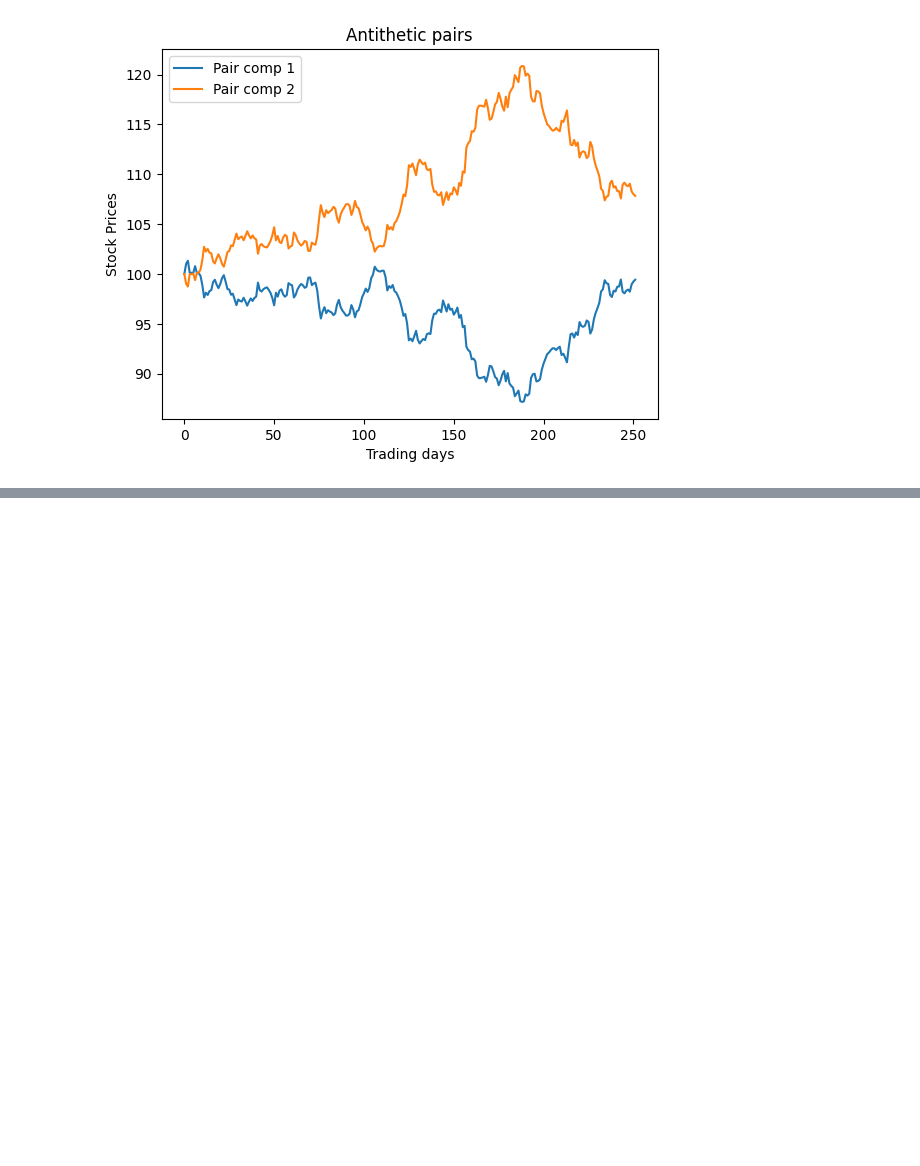
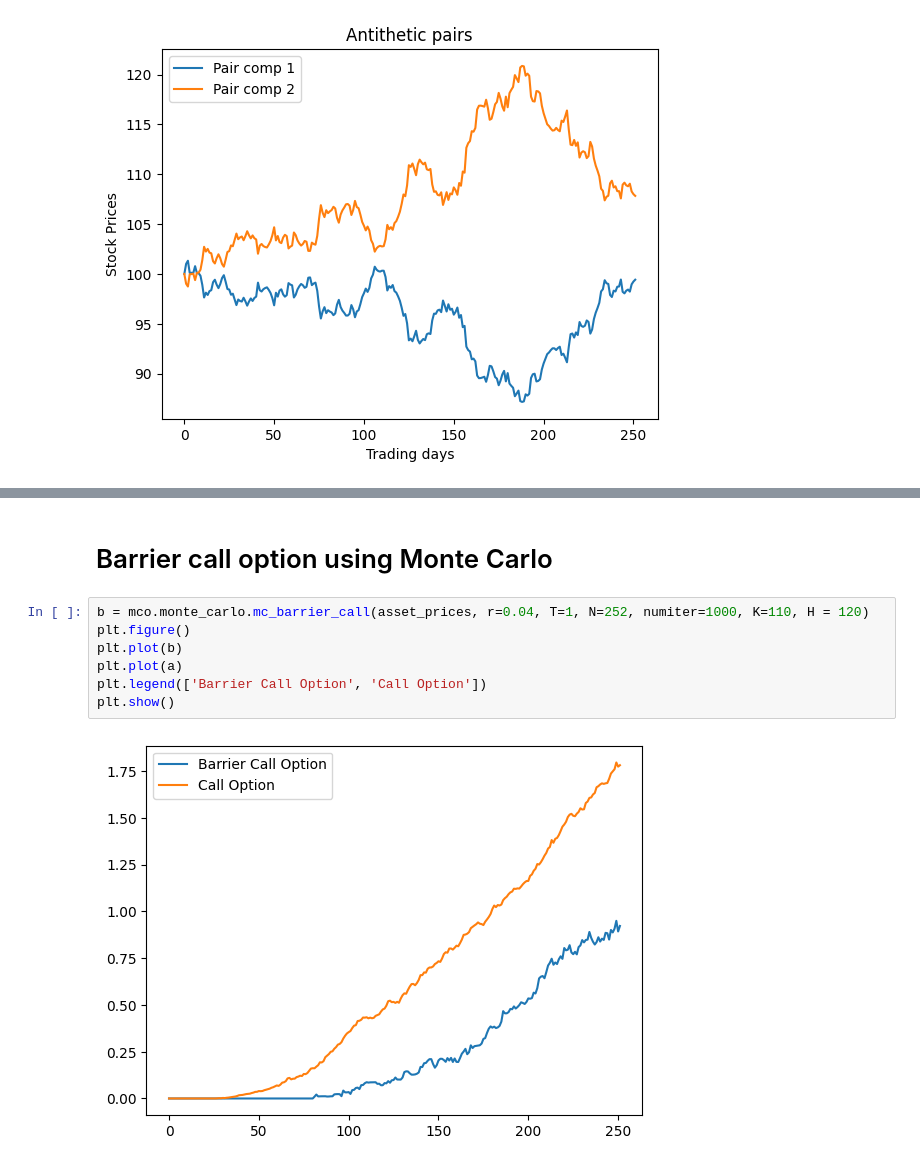
Before and after one commit to aruneshroy91/Implimenting_Derivative_Models_Python, a Jupyter notebook: Monte_carlo_option_pricing.ipynb, the cells around one changed output, grey strips where cells are left out. Saved outputs shown, nothing was run; the diff lists cells and outputs as text; blank space fills up the shorter version.

Commit message:
barrier

```diff
--- a/Monte_carlo_option_pricing.ipynb
+++ b/Monte_carlo_option_pricing.ipynb
@@ -61,0 +78,11 @@ C0expected = np.exp(-r*T)*(1/numiter)*np.sum(call_mc, axis=1)
+# %% [markdown]
+# Barrier call option using Monte Carlo
+# %%
+b = mco.monte_carlo.mc_barrier_call(asset_prices, r=0.04, T=1, N=252, numiter=1000, K=110, H = 120)
+plt.figure()
+plt.plot(b)
+plt.plot(a)
+plt.legend(['Barrier Call Option', 'Call Option'])
+plt.show()
+# %% [output]
+[figure, added]
```
Also changed, not shown: parts of 10 cells of this notebook, 2 other files.
